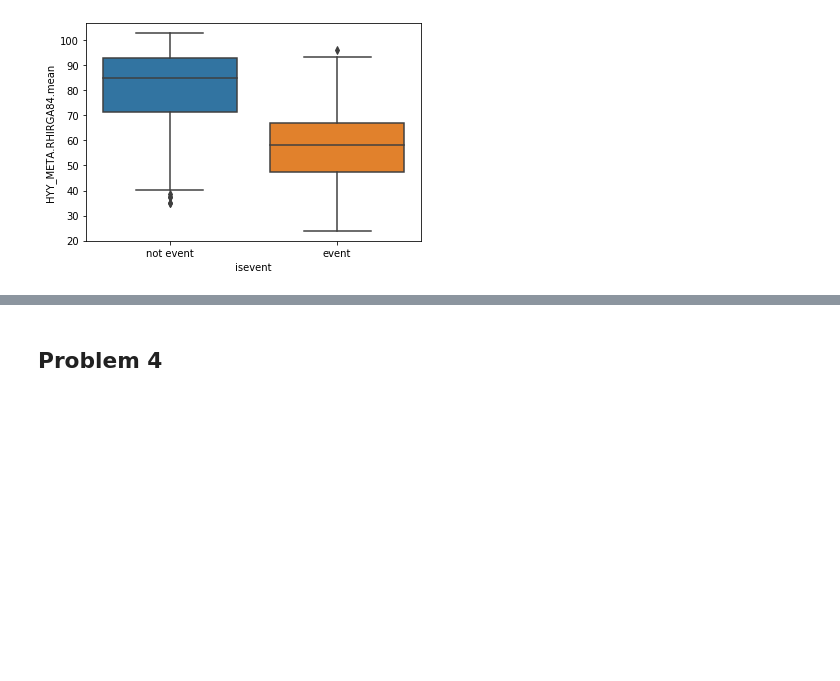
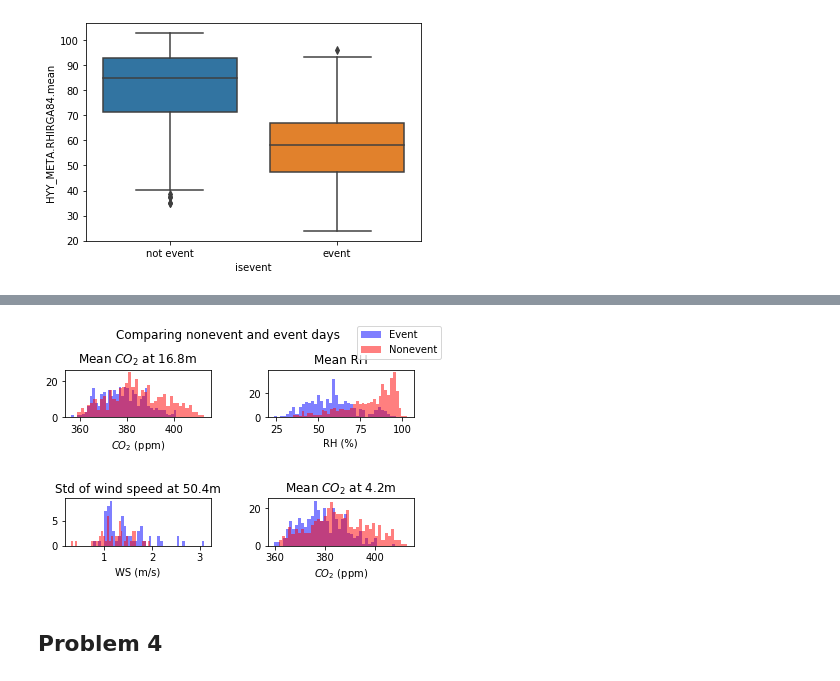
Before and after one commit to MatiasJJ/ATML, a Jupyter notebook: Exercises/Ex1/Ex1_Matias_Jakub_Madeleine.ipynb, the cells around one changed output, grey strips where cells are left out. Cells and saved outputs as stored; diff of their text form; code cells hidden in the pictures; blank space fills up the shorter version.

```diff
--- a/Exercises/Ex1/Ex1_Matias_Jakub_Madeleine.ipynb
+++ b/Exercises/Ex1/Ex1_Matias_Jakub_Madeleine.ipynb
@@ -192,5 +201,46 @@ Text(0.5, 0.98, 'HYY_META.CO2168.mean')
 [figure]
 # %%
 npf_df["datetime"] = pd.to_datetime(npf_df.date)
+# %%
+# Divide data into nonevent and event days
+npf_df_true = npf_df[npf_df.isevent == True]
+npf_df_false = npf_df[npf_df.isevent == False]
+
+
+# plot subplots with different variables
+fig, ax = plt.subplots()
+
+plt.suptitle('Comparing nonevent and event days')
+
+plt.subplot(2,2,1)
+plt.hist(x=npf_df_true['HYY_META.CO2168.mean'], bins=40, color='b', alpha=0.5, label='Event');
+plt.hist(x=npf_df_false['HYY_META.CO2168.mean'], bins=40, color='r', alpha=0.5, label='Nonevent');
+plt.xlabel('$CO_2$ (ppm)')
+plt.title('Mean $CO_2$ at 16.8m')
+
+plt.subplot(2,2,2)
+plt.hist(x=npf_df_true['HYY_META.RHIRGA84.mean'], bins=40, color='b', alpha=0.5);
+plt.hist(x=npf_df_false['HYY_META.RHIRGA84.mean'], bins=40, color='r', alpha=0.5);
+plt.xlabel('RH (%)')
+plt.title('Mean RH')
+
+
+plt.subplot(2,2,3)
+plt.hist(x=npf_df_true['HYY_META.WS504.std'], bins=40, color='b', alpha=0.5);
+plt.hist(x=npf_df_false['HYY_META.WS504.std'], bins=40, color='r', alpha=0.5);
+plt.xlabel('WS (m/s)')
+plt.title('Std of wind speed at 50.4m')
+
+plt.subplot(2,2,4)
+plt.hist(x=npf_df_true['HYY_META.CO242.mean'], bins=40, color='b', alpha=0.5);
+plt.hist(x=npf_df_false['HYY_META.CO242.mean'], bins=40, color='r', alpha=0.5);
+plt.xlabel('$CO_2$ (ppm)')
+plt.title('Mean $CO_2$ at 4.2m')
+
+
+fig.legend()
+fig.tight_layout(pad=3.0)
+# %% [output]
+[figure, added]
 # %% [markdown]
 ## Problem 4
```
Also changed, not shown: parts of 4 cells of this notebook.
